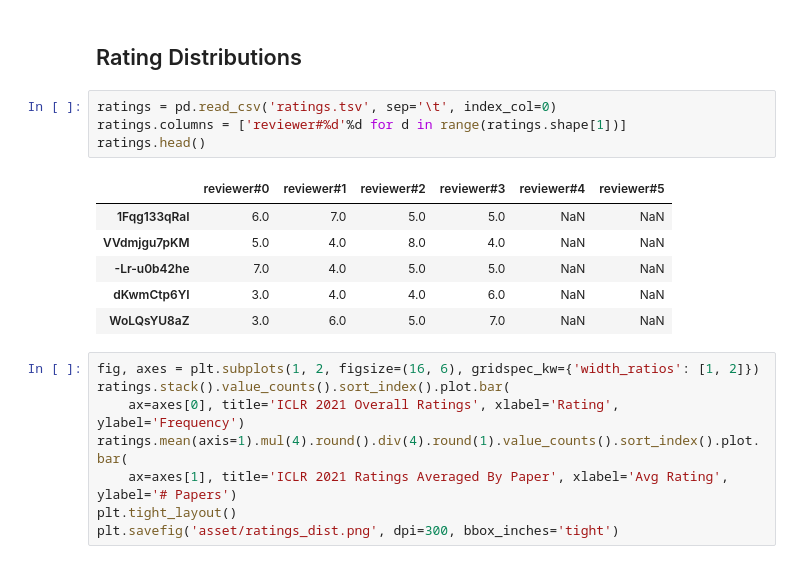
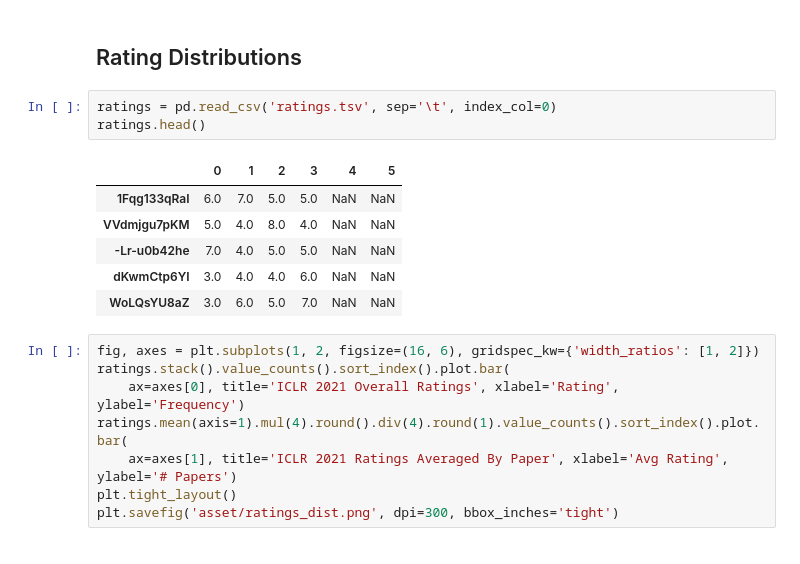
Before and after one commit to evanzd/ICLR2021-OpenReviewData, a Jupyter notebook: visualization.ipynb, the cells around one changed output. Saved outputs shown, nothing was run; the diff lists cells and outputs as text.

Commit message:
update table

```diff
--- a/visualization.ipynb
+++ b/visualization.ipynb
@@ -60,10 +60,9 @@ plt.savefig('asset/logo_wordcloud.png', dpi=300, bbox_inches='tight')
 ## Rating Distributions
 # %%
 ratings = pd.read_csv('ratings.tsv', sep='\t', index_col=0)
-ratings.columns = ['reviewer#%d'%d for d in range(ratings.shape[1])]
 ratings.head()
 # %% [output]
-|  | reviewer#0 | reviewer#1 | reviewer#2 | reviewer#3 | reviewer#4 | reviewer#5 |
+|  | 0 | 1 | 2 | 3 | 4 | 5 |
 | 1Fqg133qRaI | 6.0 | 7.0 | 5.0 | 5.0 | NaN | NaN |
 | VVdmjgu7pKM | 5.0 | 4.0 | 8.0 | 4.0 | NaN | NaN |
 | -Lr-u0b42he | 7.0 | 4.0 | 5.0 | 5.0 | NaN | NaN |
```
Also changed, not shown: parts of 5 cells of this notebook, 4 other files.
